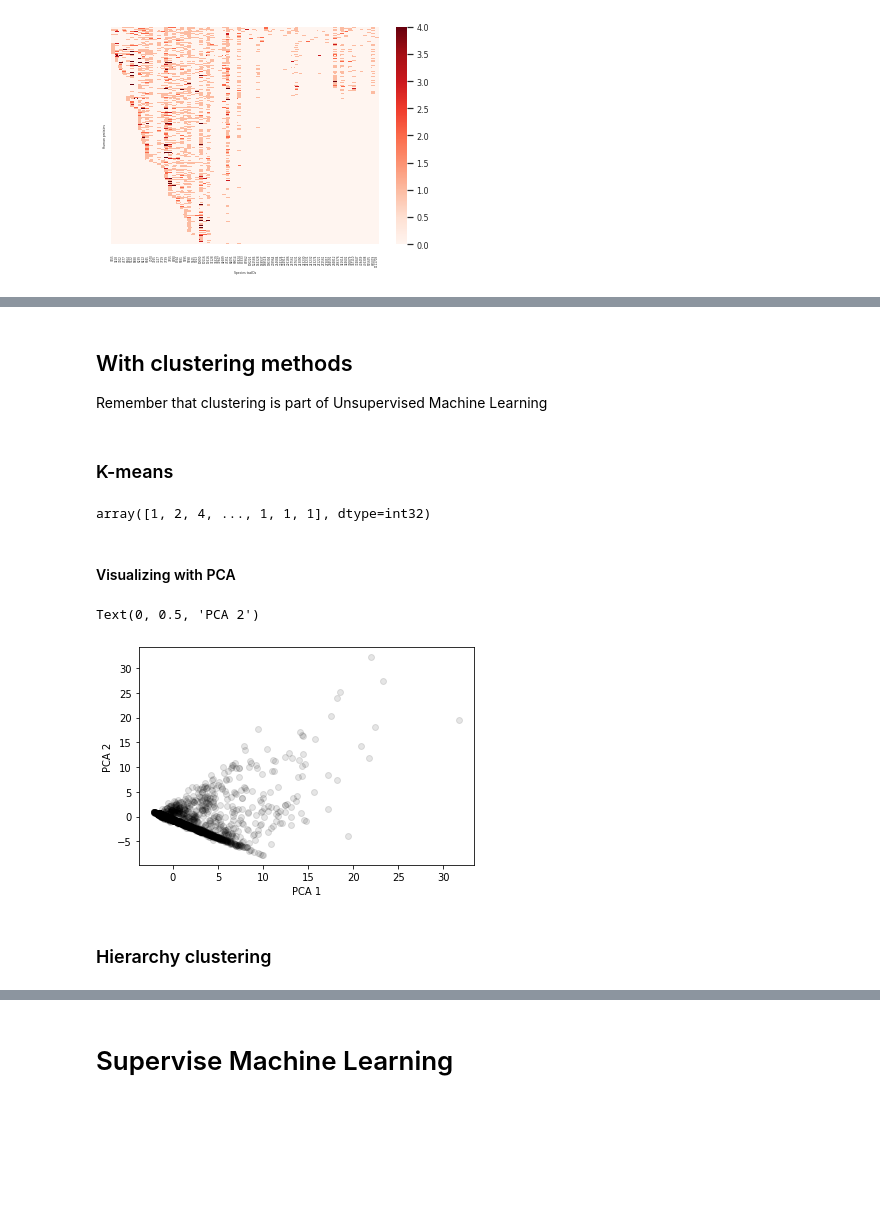
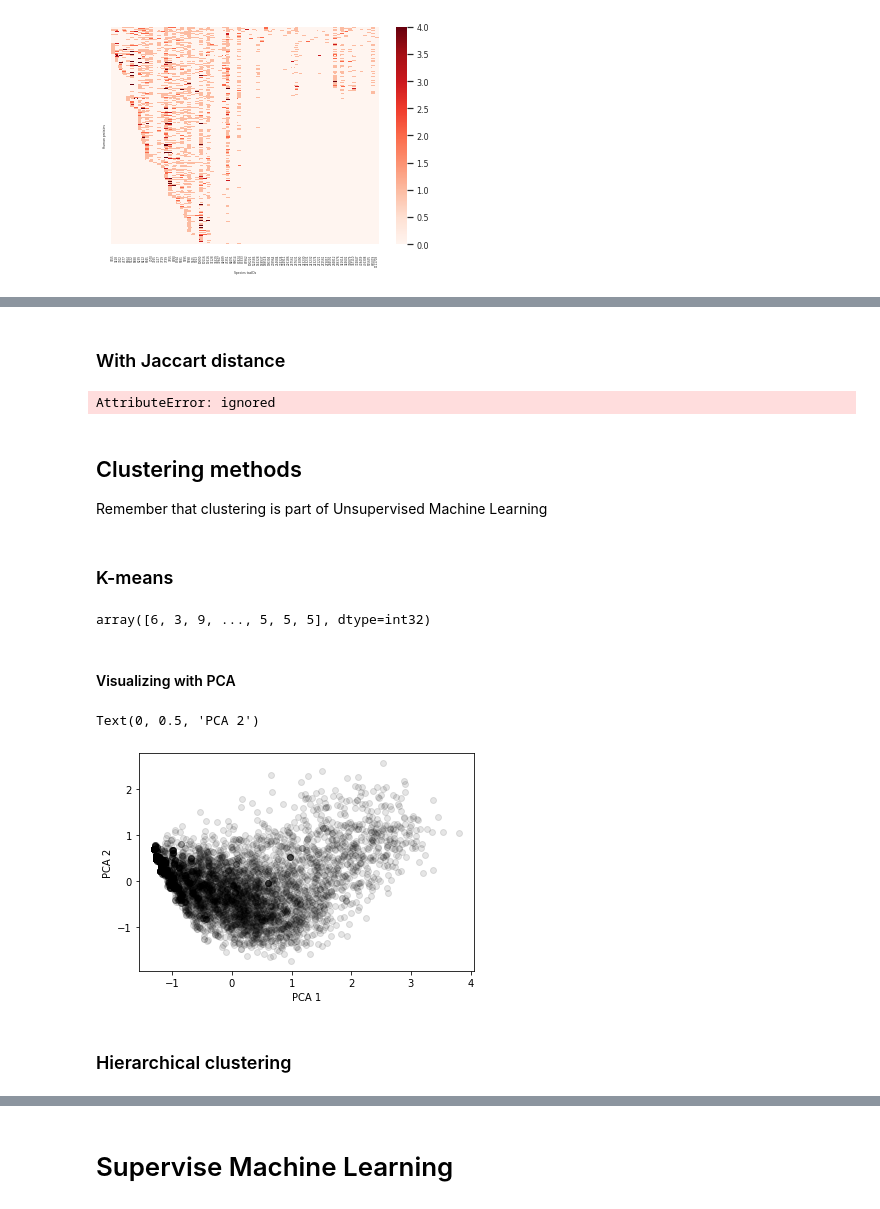
Before and after one commit to geovalexis/PP2GO, a Jupyter notebook: Methods.ipynb, the cells around one changed output, grey strips where cells are left out. Saved outputs shown, nothing was run; the diff lists cells and outputs as text; code cells hidden in the pictures; blank space fills up the shorter version.

```diff
--- a/Methods.ipynb
+++ b/Methods.ipynb
@@ -510,5 +555,13 @@ Any of the differente distance metrics (cosine, hammington, hamming..) will be u
+# %% [markdown]
+### With Jaccart distance
+# %%
+from sklearn.metrics import pairwise_distances
+
+pairwise_distances(orthologs_counts_matrix_presence_absence, metric="jaccard")
+# %% [output]
+AttributeError: ignored
 # %% [markdown]
-## With clustering methods
+## Clustering methods
 
 Remember that clustering is part of Unsupervised Machine Learning
 # %% [markdown]
@@ -519,35 +572,36 @@ from sklearn.cluster import KMeans
 from sklearn.preprocessing import StandardScaler
 
 orthologs_counts_matrix = pd.read_csv("drive/MyDrive/TFG/orthologs_counts_matrix.tsv", sep="\t", header=0, index_col=0)
-orthologs_counts_matrix.head()
+orthologs_counts_matrix_presence_absence = orthologs_counts_matrix.applymap(lambda x: 1 if x >= 1 else 0)
+orthologs_counts_matrix_presence_absence.head()
 
-X_std = StandardScaler().fit_transform(orthologs_counts_matrix)
+X_std = orthologs_counts_matrix_presence_absence #StandardScaler().fit_transform(orthologs_counts_matrix_presence_absence)
 kmeans = KMeans(n_clusters=10, random_state=0)
 clusters = kmeans.fit_predict(X_std)
 clusters
 # %% [output]
-array([1, 2, 4, ..., 1, 1, 1], dtype=int32)
+array([6, 3, 9, ..., 5, 5, 5], dtype=int32)
 # %% [markdown]
 #### Visualizing with PCA
 # %%
 # Credits: https://medium.com/@dmitriy.kavyazin/principal-component-analysis-and-k-means-clustering-to-visualize-a-high-dimensional-dataset-577b2a7a5fe2
 
 import matplotlib.pyplot as plt
 from sklearn.decomposition import PCA
 from sklearn.preprocessing import StandardScaler
 
 # Standardize the data to have a mean of ~0 and a variance of 1
-X_std = StandardScaler().fit_transform(orthologs_counts_matrix)
+X_std = orthologs_counts_matrix_presence_absence #StandardScaler().fit_transform(orthologs_counts_matrix_presence_absence)
 
 # Create a PCA instance: pca
 pca = PCA(n_components=2)
 principalComponents = pca.fit_transform(X_std)
 PCA_components = pd.DataFrame(principalComponents)
 plt.scatter(PCA_components[0], PCA_components[1], alpha=.1, color='black')
 plt.xlabel('PCA 1')
 plt.ylabel('PCA 2')
 # %% [output]
 Text(0, 0.5, 'PCA 2')
-[figure, old version]
+[figure, new version]
 # %% [markdown]
-### Hierarchy clustering
+### Hierarchical clustering
```
Also changed, not shown: parts of 7 cells of this notebook.
